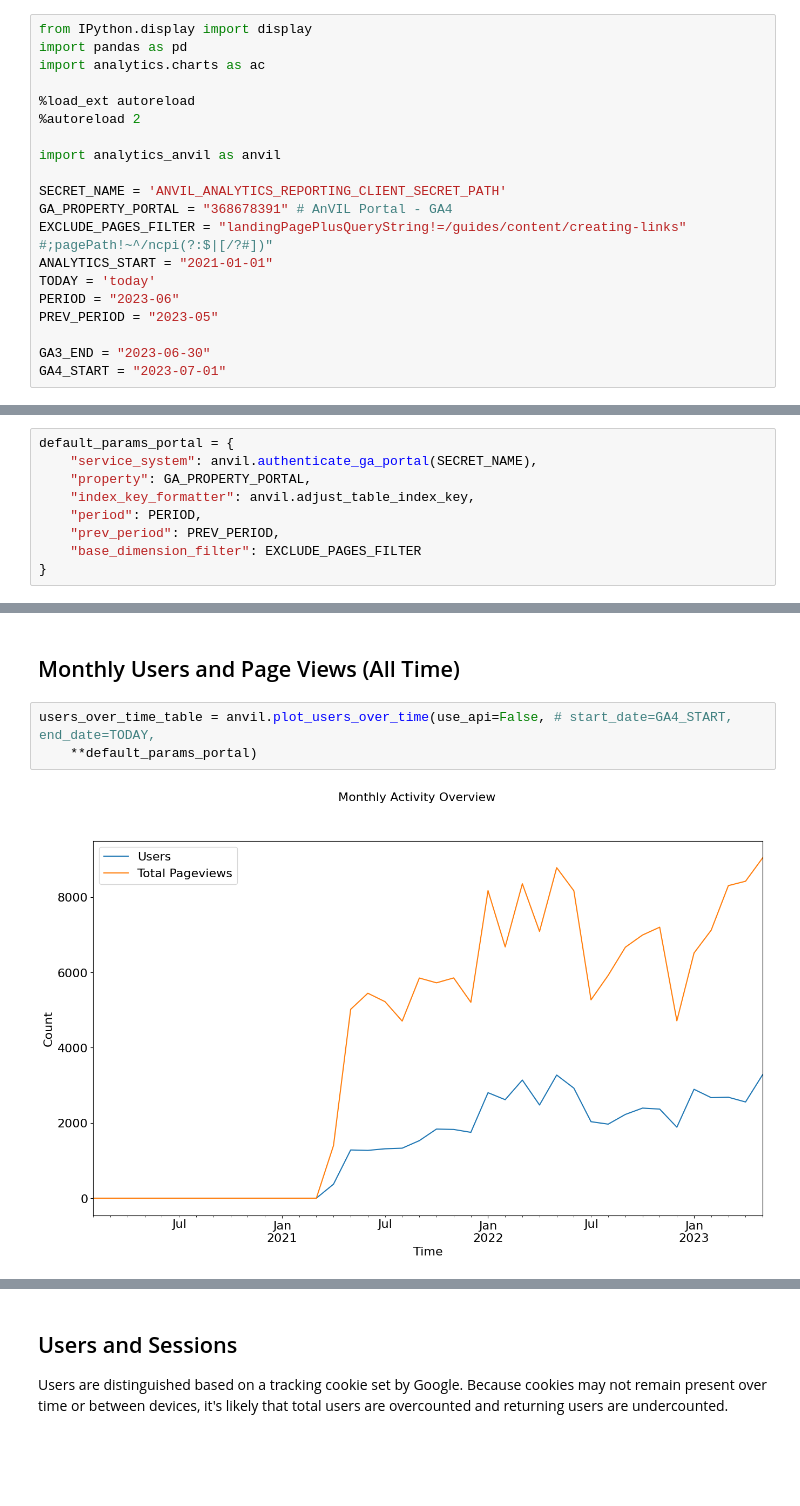
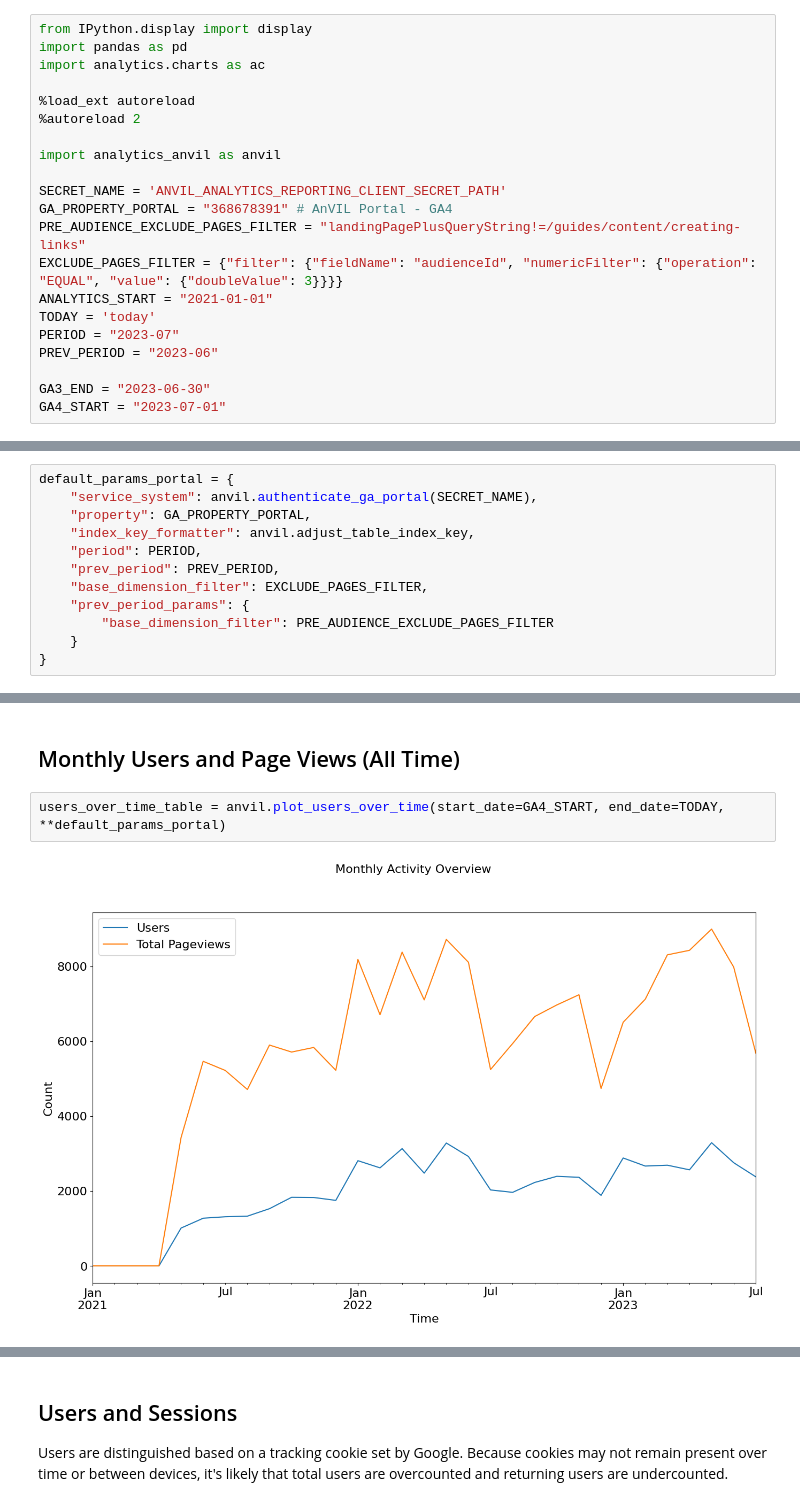
Before and after one commit to anvilproject/anvil-portal, a Jupyter notebook: analytics/anvil-analytics-portal/portal-analytics.ipynb, the cells around one changed output, grey strips where cells are left out. Saved outputs shown, nothing was run; the diff lists cells and outputs as text; blank space fills up the shorter version.

```diff
--- a/analytics/anvil-analytics-portal/portal-analytics.ipynb
+++ b/analytics/anvil-analytics-portal/portal-analytics.ipynb
@@ -42,11 +42,12 @@ import analytics_anvil as anvil
 
 SECRET_NAME = 'ANVIL_ANALYTICS_REPORTING_CLIENT_SECRET_PATH'
 GA_PROPERTY_PORTAL = "368678391" # AnVIL Portal - GA4
-EXCLUDE_PAGES_FILTER = "landingPagePlusQueryString!=/guides/content/creating-links" #;pagePath!~^/ncpi(?:$|[/?#])"
+PRE_AUDIENCE_EXCLUDE_PAGES_FILTER = "landingPagePlusQueryString!=/guides/content/creating-links"
+EXCLUDE_PAGES_FILTER = {"filter": {"fieldName": "audienceId", "numericFilter": {"operation": "EQUAL", "value": {"doubleValue": 3}}}}
 ANALYTICS_START = "2021-01-01"
 TODAY = 'today'
-PERIOD = "2023-06"
-PREV_PERIOD = "2023-05"
+PERIOD = "2023-07"
+PREV_PERIOD = "2023-06"
 
 GA3_END = "2023-06-30"
 GA4_START = "2023-07-01"
@@ -60,7 +61,10 @@ default_params_portal = {
     "index_key_formatter": anvil.adjust_table_index_key,
     "period": PERIOD,
     "prev_period": PREV_PERIOD,
-    "base_dimension_filter": EXCLUDE_PAGES_FILTER
+    "base_dimension_filter": EXCLUDE_PAGES_FILTER,
+    "prev_period_params": {
+        "base_dimension_filter": PRE_AUDIENCE_EXCLUDE_PAGES_FILTER
+    }
 }
 # %% [output]
 Please visit this URL to authorize this application: https://accounts.google.com/o/oauth2/auth?response_type=code&client_id=526897014808-dq9pt3bmnutqqjdvj1f5roflpgcvqmpt.apps.googleusercontent.com&red ...
@@ -93,10 +97,9 @@ Please visit this URL to authorize this application: https://accounts.google.com
 # %% [markdown]
 ## Monthly Users and Page Views (All Time)
 # %%
-users_over_time_table = anvil.plot_users_over_time(use_api=False, # start_date=GA4_START, end_date=TODAY,
-    **default_params_portal)
+users_over_time_table = anvil.plot_users_over_time(start_date=GA4_START, end_date=TODAY, **default_params_portal)
 # %% [output]
-[figure, old version]
+[figure, new version]
 # %%
 display(users_over_time_table)
 # %% [output]
```
Also changed, not shown: parts of 9 cells of this notebook, 5 other files.
